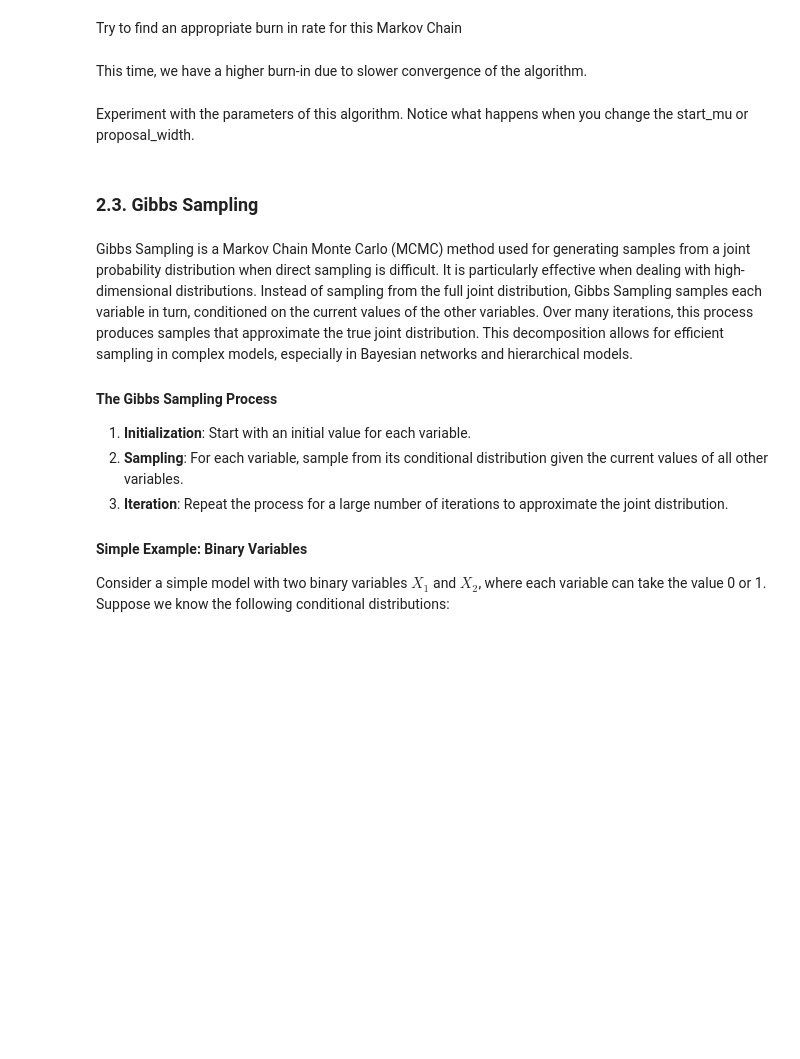
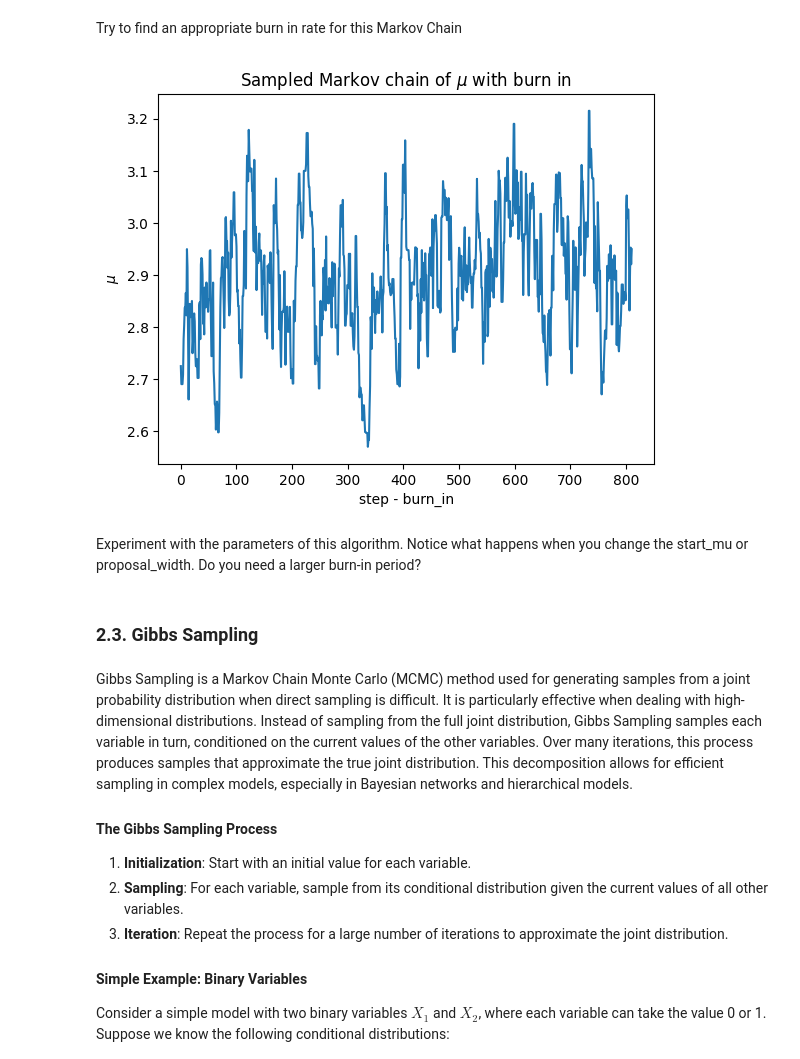
Before and after one commit to maalvarezl/COMP64101-Reasoning-and-Learning-under-Uncertainty-Module, a Jupyter notebook: Labs/Lab 2 - Statistical Inference.ipynb, the cells around one changed output. Saved outputs shown, nothing was run; the diff lists cells and outputs as text; code cells hidden in the pictures; blank space fills up the shorter version.

```diff
--- a/Labs/Lab 2 - Statistical Inference.ipynb
+++ b/Labs/Lab 2 - Statistical Inference.ipynb
@@ -497,20 +489,20 @@ plt.show()
 # %%
 # Begin Solution:
 
-burn_in = 190
+burn_in =
 
 # Plot the markov chain
 plt.plot(samples[burn_in:])
 plt.title('Sampled Markov chain of $\mu$ with burn in')
 plt.xlabel('step - burn_in')
 plt.ylabel('$\mu$')
 plt.show()
 
 # End Solution
+# %% [output]
+[figure, added]
-# %% [markdown]
-This time, we have a higher burn-in due to slower convergence of the algorithm.
 # %% [markdown]
-Experiment with the parameters of this algorithm. Notice what happens when you change the start_mu or proposal_width.
+Experiment with the parameters of this algorithm. Notice what happens when you change the start_mu or proposal_width. Do you need a larger burn-in period?
 # %% [markdown]
 ### 2.3. Gibbs Sampling
 # %% [markdown]
```
Also changed, not shown: parts of 4 cells of this notebook.
